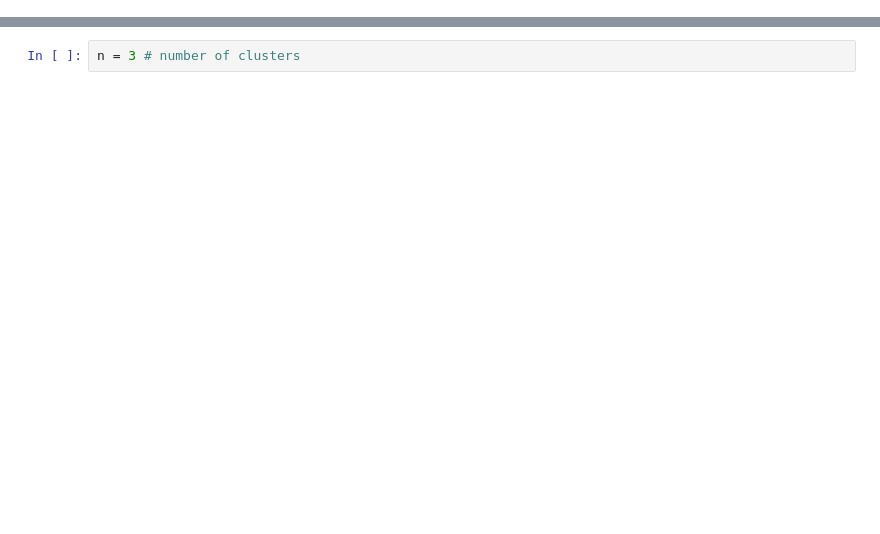
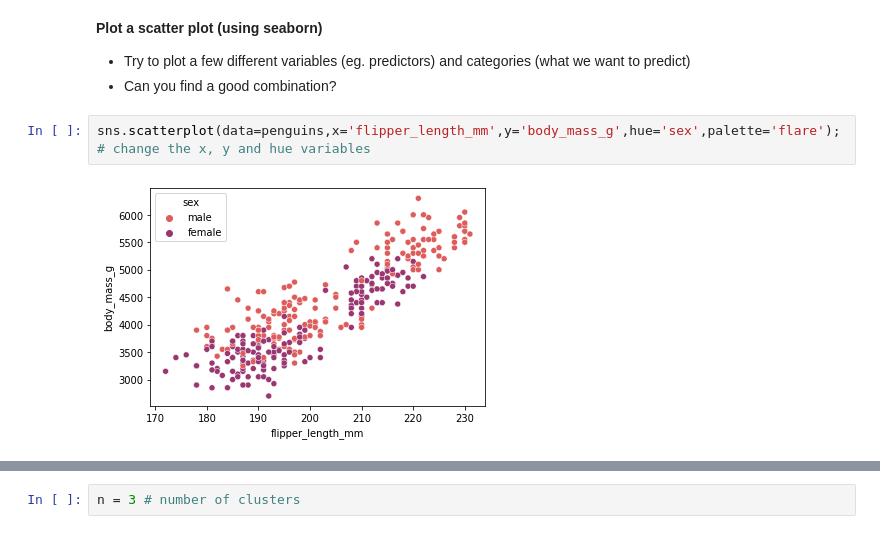
Before and after one commit to sfiddes/teaching, a Jupyter notebook: 2021_08_ML_workshop/Clustering101.ipynb, the cells around one changed output, grey strips where cells are left out. Cells and saved outputs as stored; diff of their text form; blank space fills up the shorter version.

```diff
--- a/2021_08_ML_workshop/Clustering101.ipynb
+++ b/2021_08_ML_workshop/Clustering101.ipynb
@@ -117,0 +74,8 @@ XNorm.min(axis=0), XNorm.max(axis=0) # Check data
+# %% [markdown]
+**Plot a scatter plot (using seaborn)**
+- Try to plot a few different variables (eg. predictors) and categories (what we want to predict)
+- Can you find a good combination?
+# %%
+sns.scatterplot(data=penguins,x='flipper_length_mm',y='body_mass_g',hue='sex',palette='flare');  # change the x, y and hue variables
+# %% [output]
+[figure, added]
```
Also changed, not shown: parts of 59 cells of this notebook.
